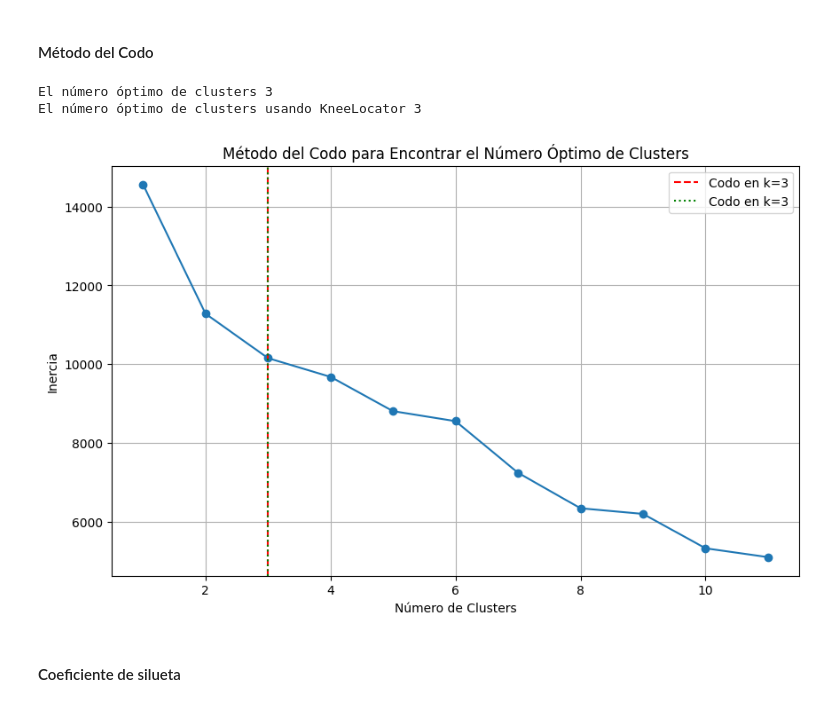
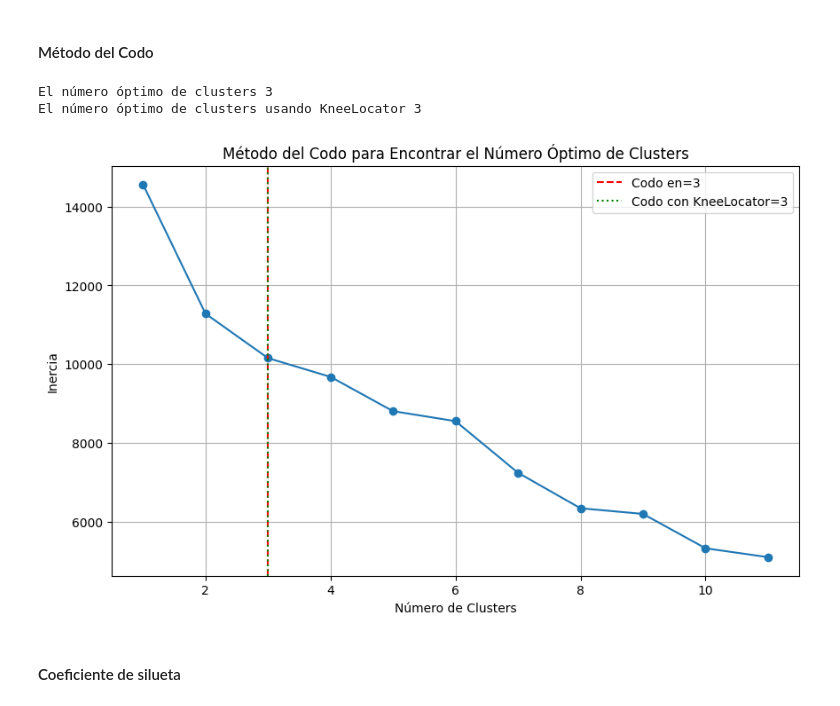
Before and after one commit to dalfonso75/fase_4, a Jupyter notebook: Fase4.ipynb, the cells around one changed output. Saved outputs shown, nothing was run; the diff lists cells and outputs as text; code cells hidden in the pictures.

```diff
--- a/Fase4.ipynb
+++ b/Fase4.ipynb
@@ -363,45 +372,54 @@ for n_clusters in range_n_clusters:
 # Función para encontrar el codo usando la distancia máxima desde la línea
 def find_elbow_point(x, y):
     # Crear la línea desde el primer hasta el último punto
-    line_start = np.array([x[0], y[0]])
-    line_end = np.array([x[-1], y[-1]])
-    line_vector = line_end - line_start
+    line = np.array([x[0], y[0], x[-1], y[-1]])
 
-    # Calcular la distancia de cada punto a la línea usando operaciones vectorizadas
-    distances = np.abs(
-        np.cross(line_vector, line_start - np.column_stack([x, y]))
-    ) / np.linalg.norm(line_vector)
+    # Calcular la distancia de cada punto a la línea
+    distances = []
+    for i in range(len(x)):
+        p1 = np.array([x[0], y[0]])
+        p2 = np.array([x[-1], y[-1]])
+        p = np.array([x[i], y[i]])
+        distance = np.abs(np.cross(p2 - p1, p1 - p)) / np.linalg.norm(p2 - p1)
+        distances.append(distance)
 
     # El punto con la máxima distancia es el codo
     elbow_index = np.argmax(distances)
     return x[elbow_index]
 
-
 # Encontrar el codo
 elbow_point = find_elbow_point(range_n_clusters, inertia)
 print("El número óptimo de clusters", elbow_point)
 
+# Segunda forma de encontrar el punto de codo.
 kneedle = KneeLocator(range_n_clusters, inertia, curve="convex", direction="decreasing")
 elbow_point_kneedle = kneedle.elbow
-print("El número óptimo de clusters usando KneeLocator", elbow_point)
+print("El número óptimo de clusters usando KneeLocator", elbow_point_kneedle)
 
 # Grafica Método del codo
 plt.figure(figsize=(10, 6))
 plt.plot(range_n_clusters, inertia, marker="o")
 plt.title("Método del Codo para Encontrar el Número Óptimo de Clusters")
 plt.xlabel("Número de Clusters")
 plt.ylabel("Inercia")
 
-plt.axvline(x=elbow_point, linestyle="--", color="r", label="Codo en k=%d" % elbow_point)
-plt.axvline(x=elbow_point_kneedle, linestyle=":", color="g", label="Codo en k=%d" % elbow_point_kneedle)
+plt.axvline(
+    x=elbow_point, linestyle="--", color="r", label="Codo en=%d" % elbow_point
+)
+plt.axvline(
+    x=elbow_point_kneedle,
+    linestyle=":",
+    color="g",
+    label="Codo con KneeLocator=%d" % elbow_point_kneedle,
+)
 plt.legend()
 
 plt.grid(True)
 plt.show()
 # %% [output]
 El número óptimo de clusters 3
 El número óptimo de clusters usando KneeLocator 3
-[figure, old version]
+[figure, new version]
 # %% [markdown]
 <h4>Coeficiente de silueta</h4>
 # %%
```
Also changed, not shown: parts of 17 cells of this notebook.
